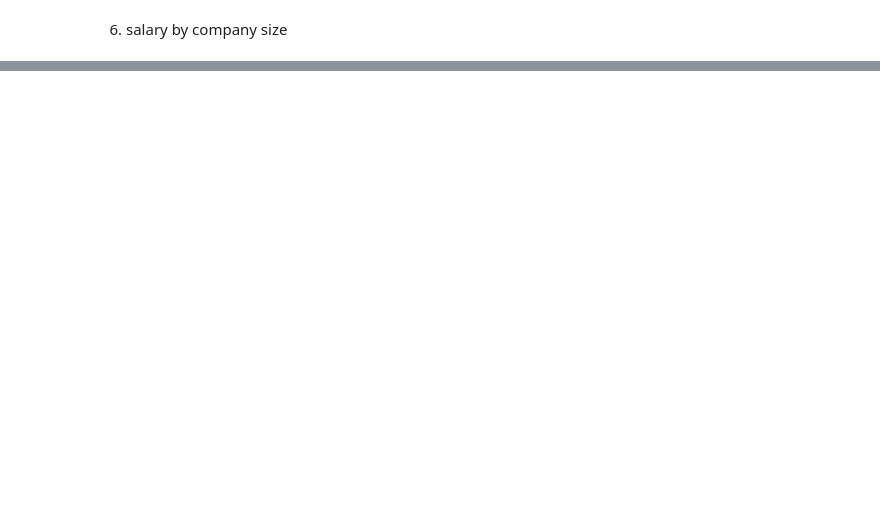
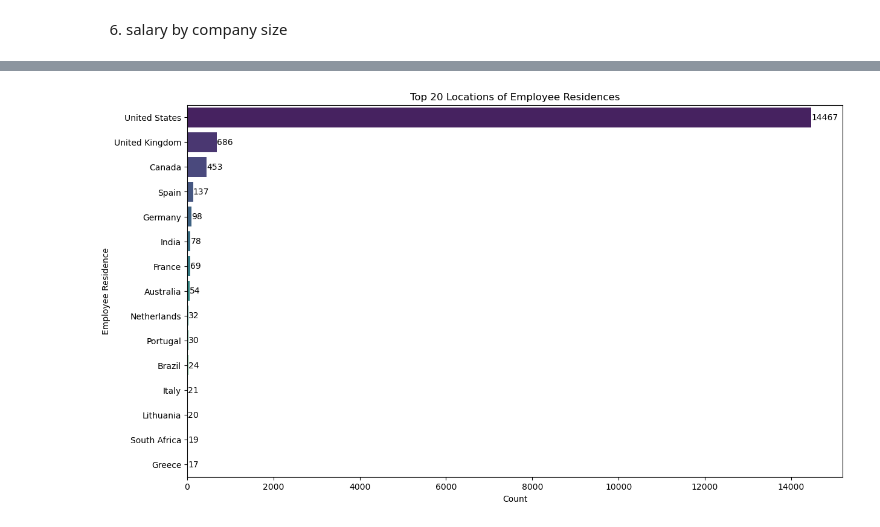
Before and after one commit to Justcolins/JOB-SALARY-ANALYSIS, a Jupyter notebook: job.ipynb, the cells around one changed output, grey strips where cells are left out. Drawn from its saved outputs; the diff is of its cells as text; code cells hidden in the pictures; blank space fills up the shorter version.

```diff
--- a/job.ipynb
+++ b/job.ipynb
@@ -484,0 +505,15 @@ plt.show()
+# %%
+
+location_counts = jobs['employee_residence'].value_counts().sort_values(ascending=False).head(15)
+
+# Plot the bar chart
+plt.figure(figsize=(14, 8))
+sns.barplot(x=location_counts.values, y=location_counts.index, palette='viridis')
+for index, value in enumerate(location_counts.values):
+    plt.text(value, index, str(value), color='black', ha='left', va='center')
+plt.title('Top 20 Locations of Employee Residences')
+plt.xlabel('Count')
+plt.ylabel('Employee Residence')
+plt.show()
+# %% [output]
+[figure, added]
```
Also changed, not shown: parts of 9 cells of this notebook.
